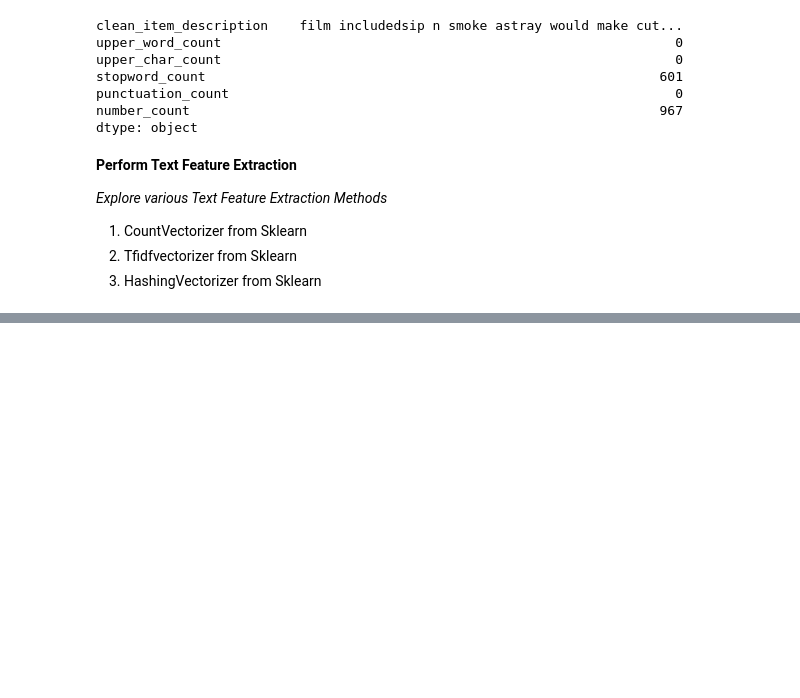
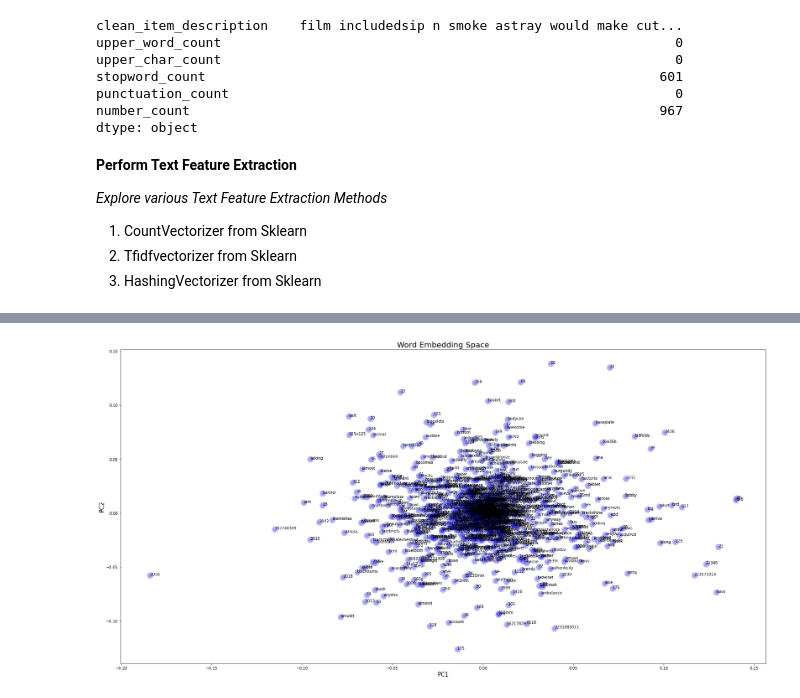
Before and after one commit to DSEI21000-S21/project-product-price-prediction, a Jupyter notebook: experiment/feature_extraction/FeatureExtraction_ItemDescription_E1.ipynb, the cells around one changed output, grey strips where cells are left out. Saved outputs shown, nothing was run; the diff lists cells and outputs as text; code cells hidden in the pictures; blank space fills up the shorter version.

```diff
--- a/experiment/feature_extraction/FeatureExtraction_ItemDescription_E1.ipynb
+++ b/experiment/feature_extraction/FeatureExtraction_ItemDescription_E1.ipynb
@@ -165,0 +226,13 @@ HV_df = HV.fit_transform(corpus).toarray()
+# %%
+# visualize the first 1000 words in the 2 PC space
+
+plt.figure(figsize=(30,15))
+plt.scatter(TV_df.loc[:,"PCA_one"],TV_df.loc[:,"PCA_two"],linewidths=10,color='blue', alpha = 0.3)
+plt.xlabel("PC1",size=15)
+plt.ylabel("PC2",size=15)
+plt.title("Word Embedding Space",size=20)
+vocab=list(TV_df.columns[:1000].values)
+for i, word in enumerate(vocab):
+  plt.annotate(word,xy=(neww_X[i,0],neww_X[i,1]))
+# %% [output]
+[figure, added]
```
Also changed, not shown: parts of 10 cells of this notebook.
